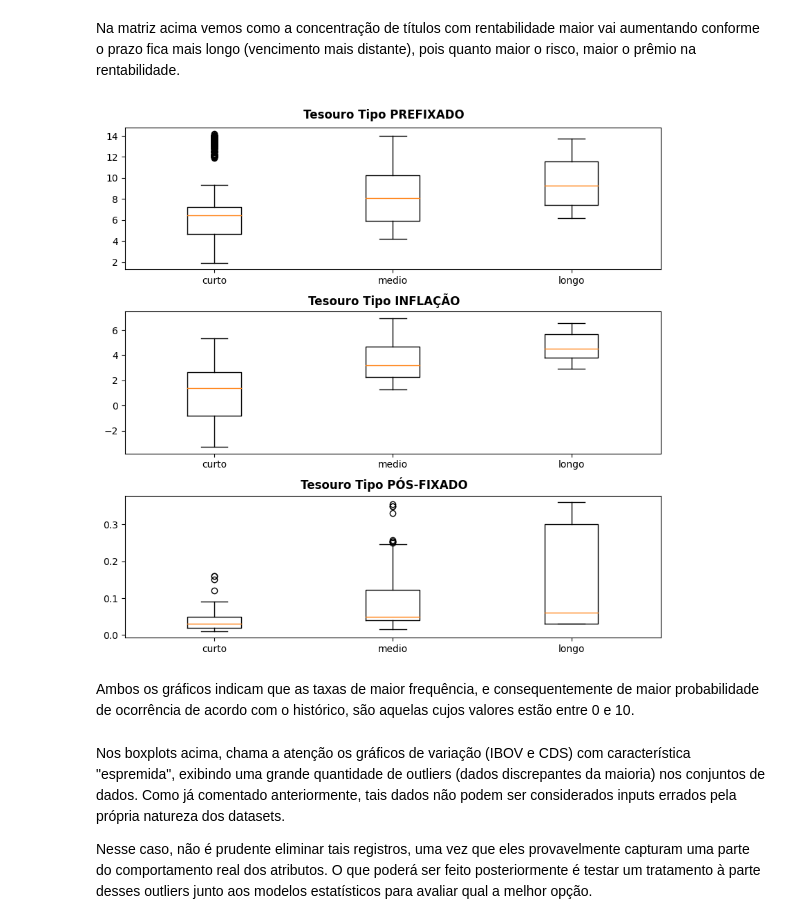
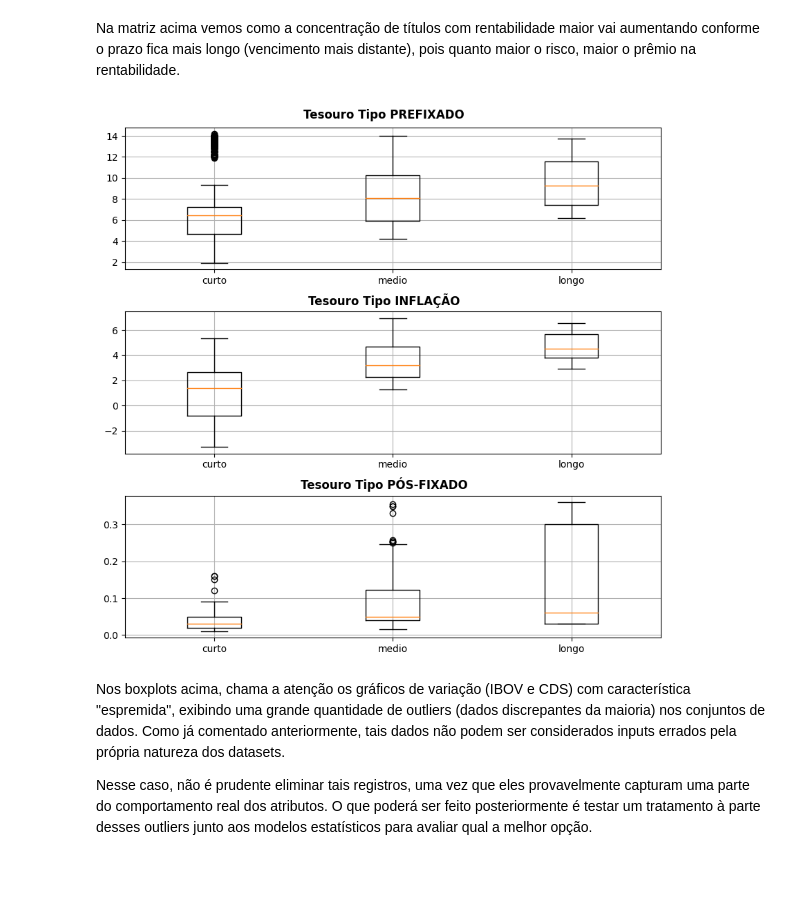
Before and after one commit to fppfurtado/mvp-pos-ciencia-de-dados, a Jupyter notebook: Projeto_MVP_Preditor_de_Preços_de_Títulos_Públicos_Federais.ipynb, the cells around one changed output. Cells and saved outputs as stored; diff of their text form; code cells hidden in the pictures; blank space fills up the shorter version.

```diff
--- a/Projeto_MVP_Preditor_de_Preços_de_Títulos_Públicos_Federais.ipynb
+++ b/Projeto_MVP_Preditor_de_Preços_de_Títulos_Públicos_Federais.ipynb
@@ -425,36 +439,50 @@ for grupo, dados in df_histograma.items():
 [figure]
 # %% [markdown]
 Na matriz acima vemos como a concentração de títulos com rentabilidade maior vai aumentando conforme o prazo fica mais longo (vencimento mais distante), pois quanto maior o risco, maior o prêmio na rentabilidade.
-# %%
-df_boxplot = {}
-dados_por_prazo = []
-
-for grupo, dados in df_histograma.items():
-  for prazo in dados.columns:
-    dados_por_prazo.append(dados[prazo].dropna())
-  df_boxplot[grupo] = dados_por_prazo
-  dados_por_prazo = []
+# %%
+# cria um dicionario com os dados para plotar os boxplots dos tipos de titulos por tipo de prazo
+
+dados_boxplot = {}
+dados_por_prazo = []
+
+# a partir dos dados do histograma
+for grupo, dados in dados_histograma.items():
+  # para cada tipo de prazo
+  for prazo in dados.columns:
+    # guarda na lista os dados por tipo de prazo, excluindo os missings
+    dados_por_prazo.append(dados[prazo].dropna())
+  # guarda a lista no dicionario
+  dados_boxplot[grupo] = dados_por_prazo
+  # limpa a lista
+  dados_por_prazo = []
 # %%
 # exibindo os boxplots dos atributos quantitativos
+
 fig = plt.figure(figsize=(10,8))
 
-qtd_grupos_titulos = len(df_boxplot.keys())
+qtd_grupos_titulos = len(dados_boxplot.keys())
+# cria subfiguras para os tipos de rentabilidade
 subfigs = fig.subfigures(qtd_grupos_titulos, 1)
 
 ax =[]
 cont = 0
 
-for grupo, dados in df_boxplot.items():
+# itera sobre os dados para o boxplots
+for grupo, dados in dados_boxplot.items():
 
+  # armazena os eixos das subfiguras
   ax.append(subfigs[cont].subplots(1,1))
+  # plota os dados em boxplot
   plt.boxplot(dados)
+  # habilita grid
+  plt.grid(True)
+  # altera os values do eixo x
   plt.xticks([1,2,3], ['curto', 'medio', 'longo'])
+  # deifne o texto superior da subfigura da vez
   subfigs[cont].suptitle('Tesouro Tipo ' + grupo.upper(), fontweight='bold')
   cont += 1
 # %% [output]
-[figure, old version]
+[figure, new version]
-# %% [markdown]
-Ambos os gráficos indicam que as taxas de maior frequência, e consequentemente de maior probabilidade de ocorrência de acordo com o histórico, são aquelas cujos valores estão entre 0 e 10.
 # %% [markdown]
 Nos boxplots acima, chama a atenção os gráficos de variação (IBOV e CDS) com característica "espremida", exibindo uma grande quantidade de outliers (dados discrepantes da maioria) nos conjuntos de dados. Como já comentado anteriormente, tais dados não podem ser considerados inputs errados pela própria natureza dos datasets.
 
```
Also changed, not shown: parts of 6 cells of this notebook.
